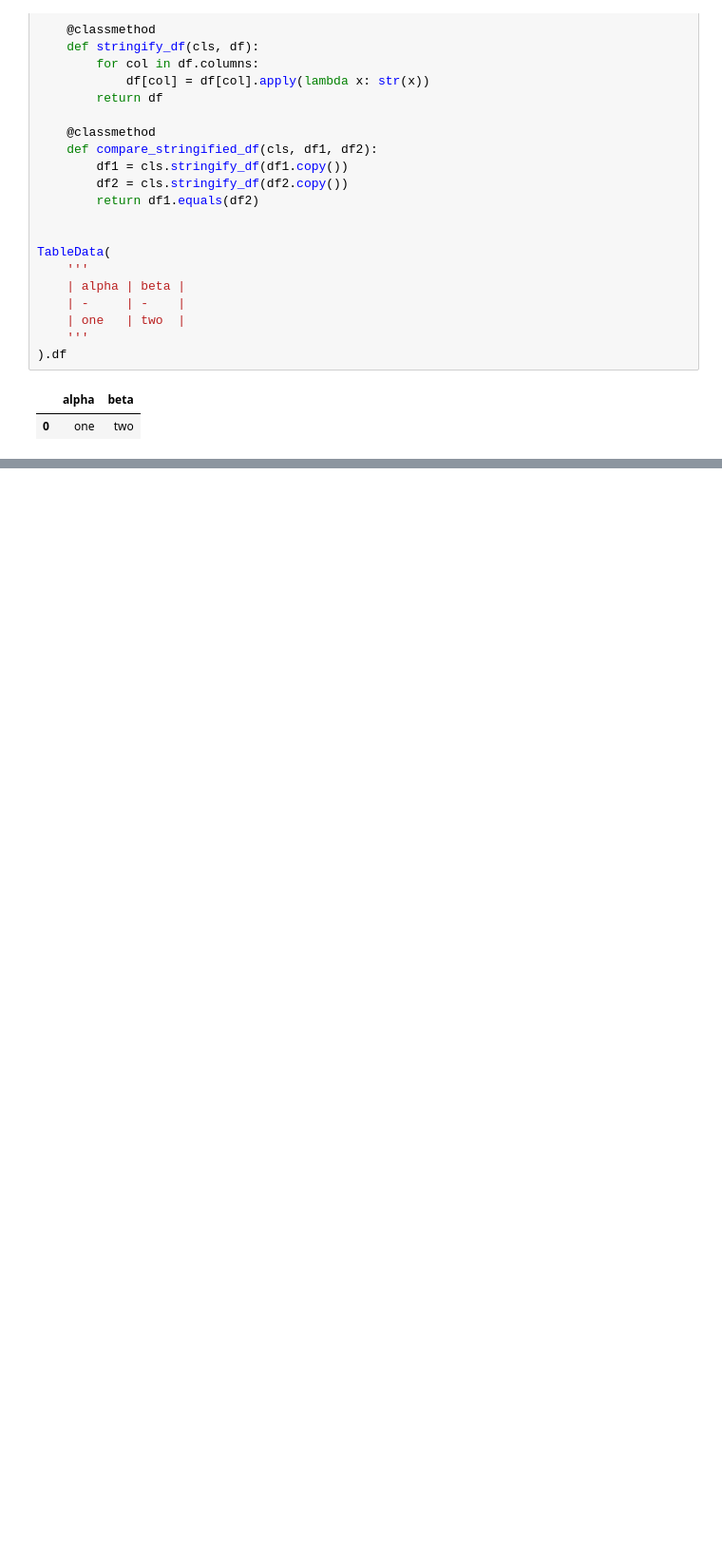
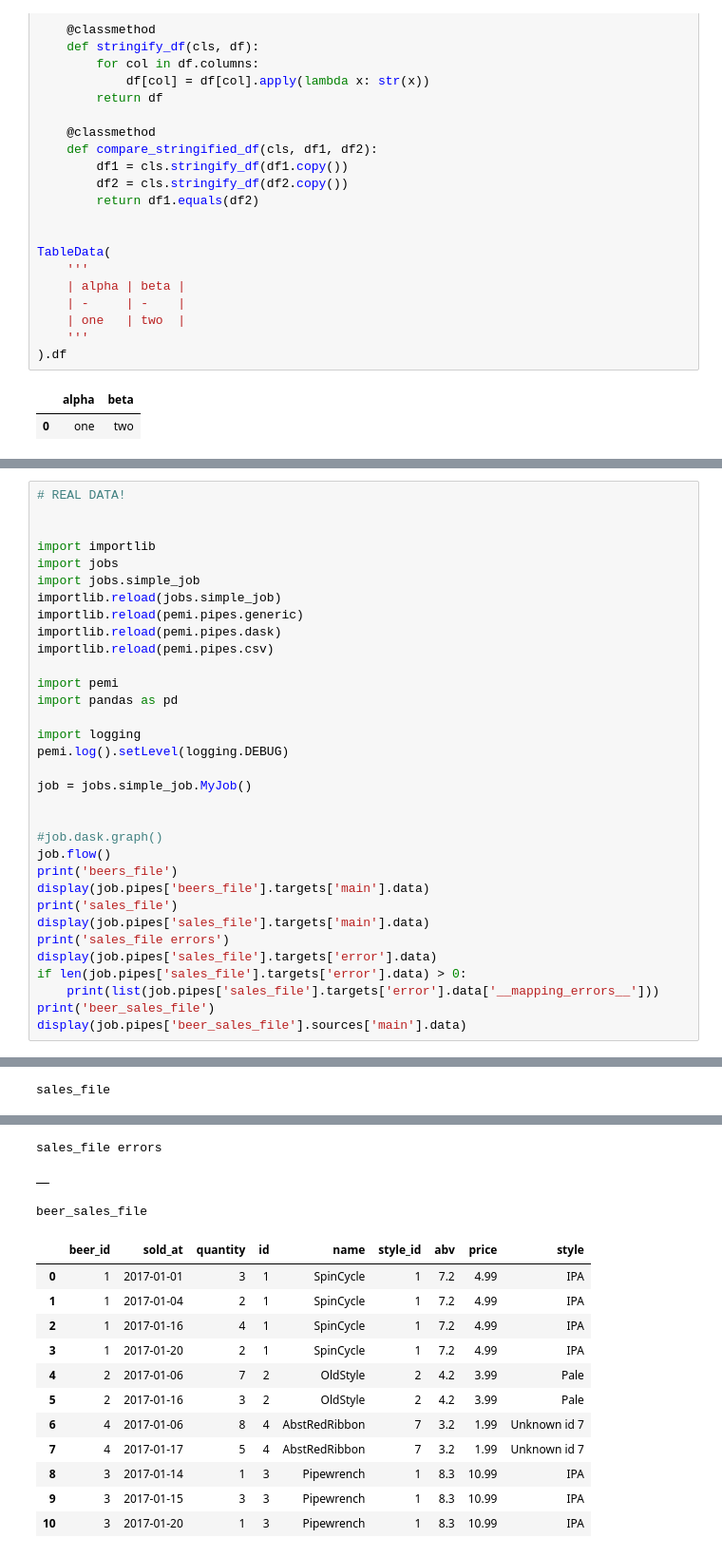
Before and after one commit to inside-track/pemi, a Jupyter notebook: some_job.ipynb, the cells around one changed output, grey strips where cells are left out. Shown at 95% size. Cells and saved outputs as stored; diff of their text form; blank space fills up the shorter version.

```diff
--- a/some_job.ipynb
+++ b/some_job.ipynb
@@ -349,0 +244,34 @@ job.dask.graph()
+# %%
+# REAL DATA!
+
+
+import importlib
+import jobs
+import jobs.simple_job
+importlib.reload(jobs.simple_job)
+importlib.reload(pemi.pipes.generic)
+importlib.reload(pemi.pipes.dask)
+importlib.reload(pemi.pipes.csv)
+
+import pemi
+import pandas as pd
+
+import logging
+pemi.log().setLevel(logging.DEBUG)
+
+job = jobs.simple_job.MyJob()
+
+
+#job.dask.graph()
+job.flow()
+print('beers_file')
+display(job.pipes['beers_file'].targets['main'].data)
+print('sales_file')
+display(job.pipes['sales_file'].targets['main'].data)
+print('sales_file errors')
+display(job.pipes['sales_file'].targets['error'].data)
+if len(job.pipes['sales_file'].targets['error'].data) > 0:
+    print(list(job.pipes['sales_file'].targets['error'].data['__mapping_errors__']))
+print('beer_sales_file')
+display(job.pipes['beer_sales_file'].sources['main'].data)
+# %% [output]
@@ -349,0 +318 @@ job.dask.graph()
+sales_file
@@ -349,0 +331,15 @@ job.dask.graph()
+sales_file errors
+|  |
+beer_sales_file
+|  | beer_id | sold_at | quantity | id | name | style_id | abv | price | style |
+| 0 | 1 | 2017-01-01 | 3 | 1 | SpinCycle | 1 | 7.2 | 4.99 | IPA |
+| 1 | 1 | 2017-01-04 | 2 | 1 | SpinCycle | 1 | 7.2 | 4.99 | IPA |
+| 2 | 1 | 2017-01-16 | 4 | 1 | SpinCycle | 1 | 7.2 | 4.99 | IPA |
+| 3 | 1 | 2017-01-20 | 2 | 1 | SpinCycle | 1 | 7.2 | 4.99 | IPA |
+| 4 | 2 | 2017-01-06 | 7 | 2 | OldStyle | 2 | 4.2 | 3.99 | Pale |
+| 5 | 2 | 2017-01-16 | 3 | 2 | OldStyle | 2 | 4.2 | 3.99 | Pale |
+| 6 | 4 | 2017-01-06 | 8 | 4 | AbstRedRibbon | 7 | 3.2 | 1.99 | Unknown id 7 |
+| 7 | 4 | 2017-01-17 | 5 | 4 | AbstRedRibbon | 7 | 3.2 | 1.99 | Unknown id 7 |
+| 8 | 3 | 2017-01-14 | 1 | 3 | Pipewrench | 1 | 8.3 | 10.99 | IPA |
+| 9 | 3 | 2017-01-15 | 3 | 3 | Pipewrench | 1 | 8.3 | 10.99 | IPA |
+| 10 | 3 | 2017-01-20 | 1 | 3 | Pipewrench | 1 | 8.3 | 10.99 | IPA |
```
Also changed, not shown: parts of 6 cells of this notebook, 13 other files.
